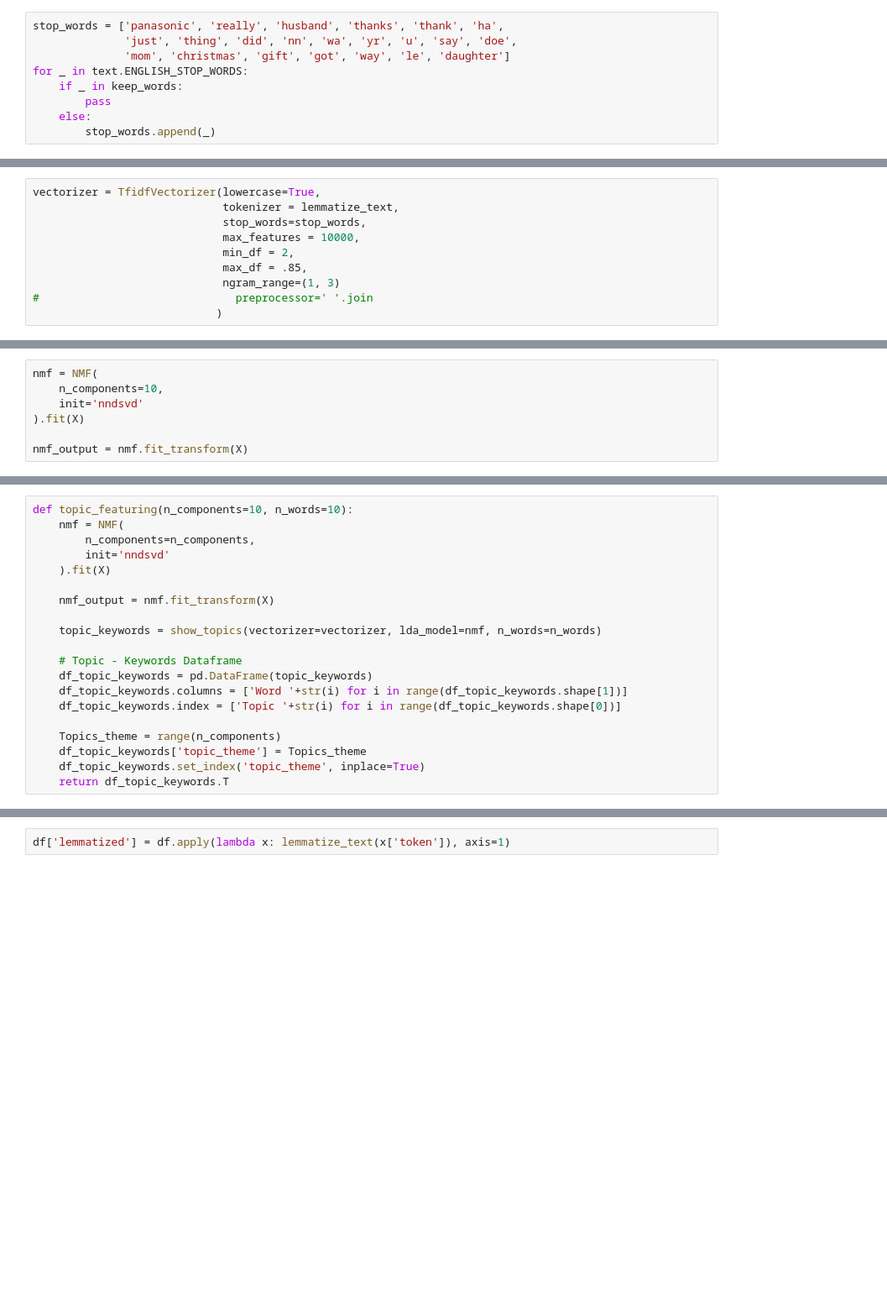
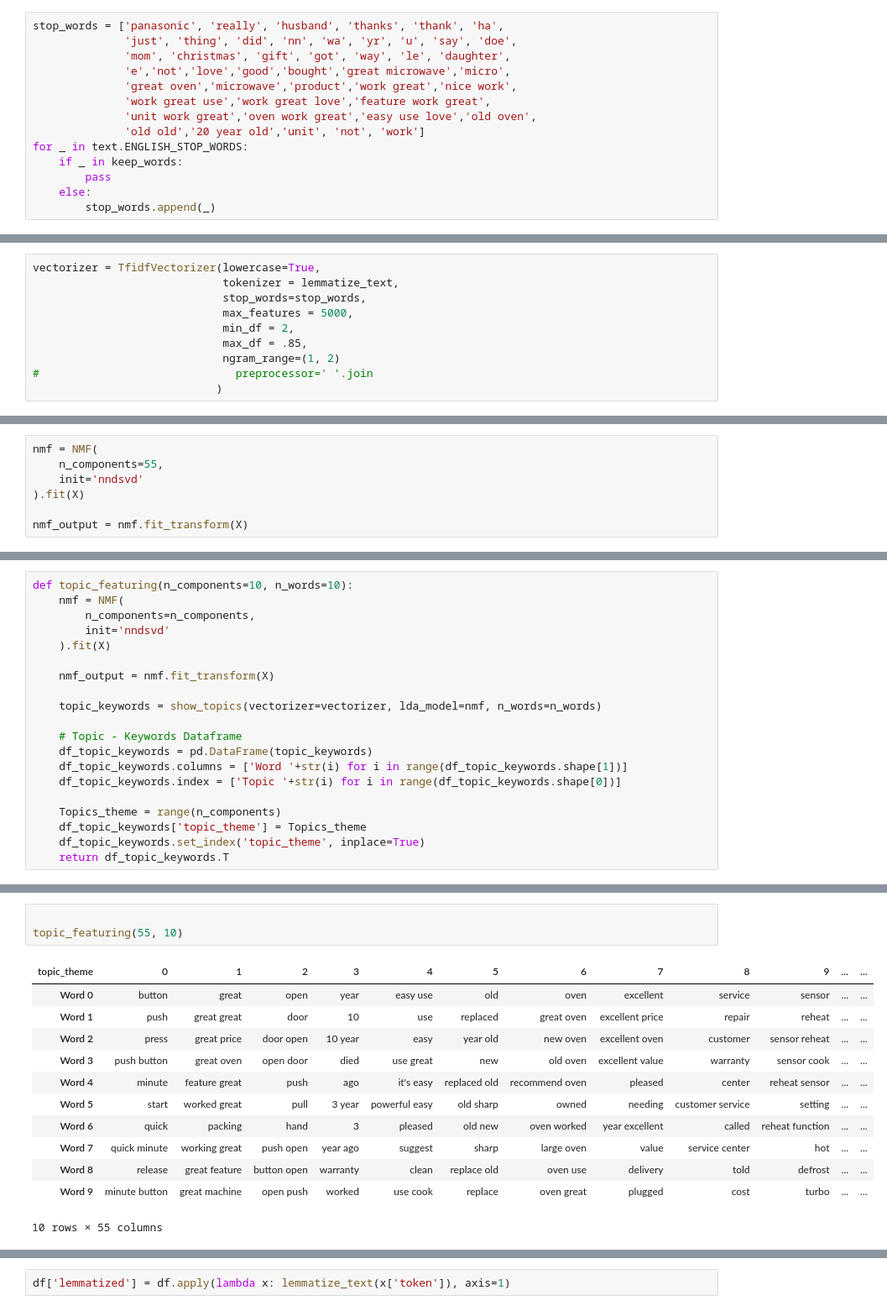
Before and after one commit to GrilledJeez/amazon_product_feature_analysis, a Jupyter notebook: modeling.ipynb, the cells around one changed output, grey strips where cells are left out. Shown at 84% size. Drawn from its saved outputs; the diff is of its cells as text; blank space fills up the shorter version.

```diff
--- a/modeling.ipynb
+++ b/modeling.ipynb
@@ -127,7 +131,12 @@ keep_words = ['not', 'ain', 'aren', "aren't", 'couldn', "couldn't",
 # %%
 stop_words = ['panasonic', 'really', 'husband', 'thanks', 'thank', 'ha',
               'just', 'thing', 'did', 'nn', 'wa', 'yr', 'u', 'say', 'doe',
-              'mom', 'christmas', 'gift', 'got', 'way', 'le', 'daughter']
+              'mom', 'christmas', 'gift', 'got', 'way', 'le', 'daughter',
+              'e','not','love','good','bought','great microwave','micro',
+              'great oven','microwave','product','work great','nice work',
+              'work great use','work great love','feature work great',
+              'unit work great','oven work great','easy use love','old oven',
+              'old old','20 year old','unit', 'not', 'work']
 for _ in text.ENGLISH_STOP_WORDS:
     if _ in keep_words:
         pass
@@ -141,10 +150,10 @@ len(stop_words)
 vectorizer = TfidfVectorizer(lowercase=True,
                              tokenizer = lemmatize_text,
                              stop_words=stop_words,
-                             max_features = 10000,
+                             max_features = 5000,
                              min_df = 2,
                              max_df = .85,
-                             ngram_range=(1, 3)
+                             ngram_range=(1, 2)
 #                              preprocessor=' '.join
                             )
 # %%
@@ -166,7 +175,7 @@ df.head()
 | 4 | 25468208 | RS76DCCGM685B | B0009KMYGY | 1.0 | 3.0 | 3.0 | Y | ... |
 # %%
 nmf = NMF(
-    n_components=10,
+    n_components=55,
     init='nndsvd'
 ).fit(X)
 
@@ -219,0 +213,16 @@ topic_featuring(25,80)
+# %%
+
+topic_featuring(55, 10)
+# %% [output]
+| topic_theme | 0 | 1 | 2 | 3 | 4 | 5 | 6 | 7 | 8 | 9 | ... | ... |
+| Word 0 | button | great | open | year | easy use | old | oven | excellent | service | sensor | ... | ... |
+| Word 1 | push | great great | door | 10 | use | replaced | great oven | excellent price | repair | reheat | ... | ... |
+| Word 2 | press | great price | door open | 10 year | easy | year old | new oven | excellent oven | customer | sensor reheat | ... | ... |
+| Word 3 | push button | great oven | open door | died | use great | new | old oven | excellent value | warranty | sensor cook | ... | ... |
+| Word 4 | minute | feature great | push | ago | it's easy | replaced old | recommend oven | pleased | center | reheat sensor | ... | ... |
+| Word 5 | start | worked great | pull | 3 year | powerful easy | old sharp | owned | needing | customer service | setting | ... | ... |
+| Word 6 | quick | packing | hand | 3 | pleased | old new | oven worked | year excellent | called | reheat function | ... | ... |
+| Word 7 | quick minute | working great | push open | year ago | suggest | sharp | large oven | value | service center | hot | ... | ... |
+| Word 8 | release | great feature | button open | warranty | clean | replace old | oven use | delivery | told | defrost | ... | ... |
+| Word 9 | minute button | great machine | open push | worked | use cook | replace | oven great | plugged | cost | turbo | ... | ... |
+10 rows × 55 columns
```
Also changed, not shown: parts of 6 cells of this notebook.
